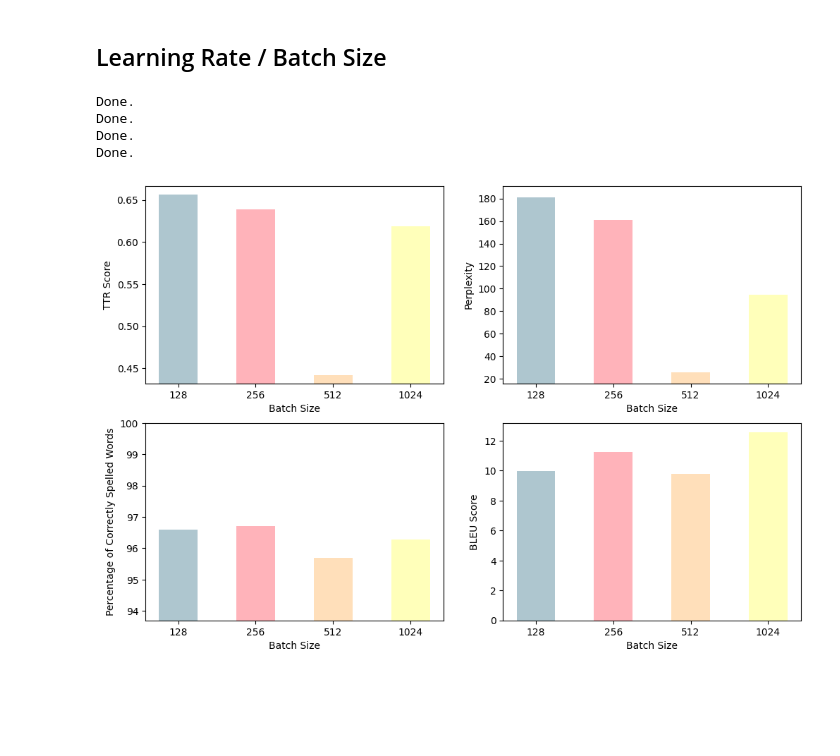
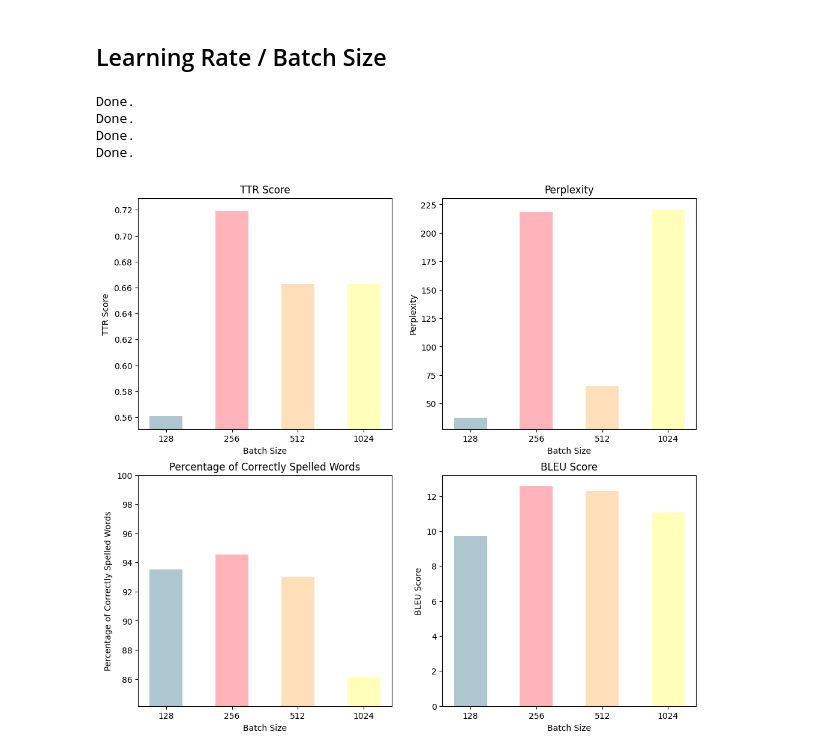
Before and after one commit to ttperr/DD2424-DL-Text_Gen_Project, a Jupyter notebook: evaluation.ipynb, the cells around one changed output. Drawn from its saved outputs; the diff is of its cells as text; code cells hidden in the pictures; blank space fills up the shorter version.

```diff
--- a/evaluation.ipynb
+++ b/evaluation.ipynb
@@ -370,6 +359,7 @@ Done.
 nb_layers = [2, 3, 4]
 seq_length = 100
 texts = []
+torch.manual_seed(3)
 
 for l in nb_layers:
     model = CharModel(n_vocab, embedding_dim=50, hidden_size=256, num_layers=l, dropout=0, norm=False, type='lstm').to(device)
@@ -377,8 +367,7 @@ for l in nb_layers:
     best_model = torch.load(f"LSTM_NbOfLayers/lstm_layers_{l}_dropout_0.pt")
     model.load_state_dict(best_model)
     model.eval()
-    # nucleus_text = generate_from_text(temperature=0.8, p=0.9, prompt='A', doPrint=False)
-    nucleus_text = generate_from_text(temperature=0.8, p=0.9, prompt=None, doPrint=False)
+    nucleus_text = generate_from_text(temperature=0.7, p=0.8, prompt='A', doPrint=False)
     texts.append(nucleus_text)
 
 ttr_scores = []
@@ -402,7 +391,7 @@ plt.bar(indices, ttr_scores, width=0.5, color=pastel_colors)  # Use pastel color
 plt.xlabel('Layers')
 plt.ylabel('TTR Score')
 plt.ylim(min(ttr_scores) - 0.01, max(ttr_scores) + 0.01)
-# plt.title('TTR Score for Different Hidden Sizes')
+plt.title('TTR Score')
 plt.xticks(indices, nb_layers)  # Set the x-ticks to the specific hidden sizes
 
 plt.subplot(2, 2, 2)
@@ -410,23 +399,22 @@ plt.bar(indices, perplexity_scores, width=0.5, color=pastel_colors)  # Use paste
 plt.xlabel('Layers')
 plt.ylabel('Perplexity')
 plt.ylim(min(perplexity_scores) - 10, max(perplexity_scores) + 10)
-# plt.title('Perplexity for Different Hidden Sizes')
+plt.title('Perplexity')
 plt.xticks(indices, nb_layers)  # Set the x-ticks to the specific hidden sizes
 
 plt.subplot(2, 2, 3)
 plt.bar(indices, text_percentage_scores, width=0.5, color=pastel_colors)  # Use pastel colors
 plt.xlabel('Layers')
 plt.ylabel('Percentage of Correctly Spelled Words')
-# plt.ylim(90, 100)
 plt.ylim(min(text_percentage_scores)-2, 100)
-# plt.title('Percentage of Correctly Spelled Words for Different Hidden Sizes')
+plt.title('Percentage of Correctly Spelled Words')
 plt.xticks(indices, nb_layers)  # Set the x-ticks to the specific hidden sizes
 
 plt.subplot(2, 2, 4)
 plt.bar(indices, bleu_scores, width=0.5, color=pastel_colors)  # Use pastel colors
 plt.xlabel('Layers')
 plt.ylabel('BLEU Score')
-# plt.title('BLEU Score for Different Hidden Sizes')
+plt.title('BLEU Score')
 plt.xticks(indices, nb_layers)  # Set the x-ticks to the specific hidden sizes
 plt.show()
 # %% [output]
@@ -512,14 +499,14 @@ Done.
 dropout = [0, 0.2, 0.5]
 seq_length = 100
 texts = []
+torch.manual_seed(13)
 
 for d in dropout:
     model = CharModel(n_vocab, embedding_dim=50, hidden_size=256, num_layers=2, dropout=d, norm=False, type='lstm').to(device)
     best_model = torch.load(f"LSTM_Dropout_LayerNorm/lstm_layers_2_dropout_{d}_norm_False.pt")
     model.load_state_dict(best_model)
     model.eval()
-    # nucleus_text = generate_from_text(temperature=0.8, p=0.9, prompt='Alice', doPrint=False)
-    nucleus_text = generate_from_text(temperature=0.8, p=0.9, prompt=None, doPrint=False)
+    nucleus_text = generate_from_text(temperature=0.7, p=0.8, prompt='A', doPrint=False)
     texts.append(nucleus_text)
 ttr_scores = []
 perplexity_scores = []
@@ -536,14 +523,14 @@ for k in range(len(dropout)):
     bleu_scores.append(bleu_score)
 
 indices = np.arange(len(dropout))
-f = plt.figure(figsize=(12, 8))
+f = plt.figure(figsize=(12, 11))
 
 plt.subplot(2, 2, 1)
 plt.bar(indices, ttr_scores, width=0.5, color=pastel_colors)  # Use pastel colors
 plt.xlabel('Dropout')
 plt.ylabel('TTR Score')
 plt.ylim(min(ttr_scores) - 0.01, max(ttr_scores) + 0.01)
-# plt.title('TTR Score for Different Hidden Sizes')
+plt.title('TTR Score')
 plt.xticks(indices, dropout)  # Set the x-ticks to the specific hidden sizes
 
 plt.subplot(2, 2, 2)
@@ -551,23 +538,22 @@ plt.bar(indices, perplexity_scores, width=0.5, color=pastel_colors)  # Use paste
 plt.xlabel('Dropout')
 plt.ylabel('Perplexity')
 plt.ylim(min(perplexity_scores) - 10, max(perplexity_scores) + 10)
-# plt.title('Perplexity for Different Hidden Sizes')
+plt.title('Perplexity')
 plt.xticks(indices, dropout)  # Set the x-ticks to the specific hidden sizes
 
 plt.subplot(2, 2, 3)
 plt.bar(indices, text_percentage_scores, width=0.5, color=pastel_colors)  # Use pastel colors
 plt.xlabel('Dropout')
 plt.ylabel('Percentage of Correctly Spelled Words')
-# plt.ylim(90, 100)
 plt.ylim(min(text_percentage_scores)-2, 100)
-# plt.title('Percentage of Correctly Spelled Words for Different Hidden Sizes')
+plt.title('Percentage of Correctly Spelled Words')
 plt.xticks(indices, dropout)  # Set the x-ticks to the specific hidden sizes
 
 plt.subplot(2, 2, 4)
 plt.bar(indices, bleu_scores, width=0.5, color=pastel_colors)  # Use pastel colors
 plt.xlabel('Dropout')
 plt.ylabel('BLEU Score')
-# plt.title('BLEU Score for Different Hidden Sizes')
+plt.title('BLEU Score')
 plt.xticks(indices, dropout)  # Set the x-ticks to the specific hidden sizes
 
 plt.show()
@@ -582,15 +574,16 @@ Done.
 batch_sizes = [128, 256, 512, 1024]
 seq_length = 100
 texts = []
+torch.manual_seed(22)
 
 for b in batch_sizes:
     model = CharModel(n_vocab, embedding_dim=50, hidden_size=256, num_layers=2, dropout=0, norm=False, type='lstm').to(device)
     best_model = torch.load(f"LSTM_BatchSize/lstm_layers_2_hidden_256_lr_0.001_bs_{b}.pt")
     model.load_state_dict(best_model)
     model.eval()
-    # nucleus_text = generate_from_text(temperature=0.8, p=0.9, prompt='A', doPrint=False)
+    nucleus_text = generate_from_text(temperature=0.8, p=0.9, prompt='A', doPrint=False)
     # nucleus_text = generate_from_text(temperature=0.8, p=0.9, prompt='Alice', doPrint=False)
-    nucleus_text = generate_from_text(temperature=0.8, p=0.9, prompt=None, doPrint=False)
+    # nucleus_text = generate_from_text(temperature=0.7, p=0.8, prompt=None, doPrint=False)
     texts.append(nucleus_text)
 
 ttr_scores = []
@@ -609,43 +602,42 @@ for k in range(len(batch_sizes)):
     bleu_scores.append(bleu_score)
 
 indices = np.arange(len(batch_sizes))
-f = plt.figure(figsize=(12, 8))
+f = plt.figure(figsize=(12, 11))
 
 plt.subplot(2, 2, 1)
 plt.bar(indices, ttr_scores, width=0.5, color=pastel_colors)  # Use pastel colors
 plt.xlabel('Batch Size')
 plt.ylabel('TTR Score')
 plt.ylim(min(ttr_scores) - 0.01, max(ttr_scores) + 0.01)
-# plt.title('TTR Score for Different Hidden Sizes')
+plt.title('TTR Score')
 plt.xticks(indices, batch_sizes)  # Set the x-ticks to the specific hidden sizes
 
 plt.subplot(2, 2, 2)
 plt.bar(indices, perplexity_scores, width=0.5, color=pastel_colors)  # Use pastel colors
 plt.xlabel('Batch Size')
 plt.ylabel('Perplexity')
 plt.ylim(min(perplexity_scores) - 10, max(perplexity_scores) + 10)
-# plt.title('Perplexity for Different Hidden Sizes')
+plt.title('Perplexity')
 plt.xticks(indices, batch_sizes)  # Set the x-ticks to the specific hidden sizes
 
 plt.subplot(2, 2, 3)
 plt.bar(indices, text_percentage_scores, width=0.5, color=pastel_colors)  # Use pastel colors
 plt.xlabel('Batch Size')
 plt.ylabel('Percentage of Correctly Spelled Words')
-# plt.ylim(90, 100)
 plt.ylim(min(text_percentage_scores)-2, 100)
-# plt.title('Percentage of Correctly Spelled Words for Different Hidden Sizes')
+plt.title('Percentage of Correctly Spelled Words')
 plt.xticks(indices, batch_sizes)  # Set the x-ticks to the specific hidden sizes
 
 plt.subplot(2, 2, 4)
 plt.bar(indices, bleu_scores, width=0.5, color=pastel_colors)  # Use pastel colors
 plt.xlabel('Batch Size')
 plt.ylabel('BLEU Score')
-# plt.title('BLEU Score for Different Hidden Sizes')
+plt.title('BLEU Score')
 plt.xticks(indices, batch_sizes)  # Set the x-ticks to the specific hidden sizes
 plt.show()
 # %% [output]
 Done.
 Done.
 Done.
 Done.
-[figure, old version]
+[figure, new version]
```
Also changed, not shown: parts of 9 cells of this notebook.
